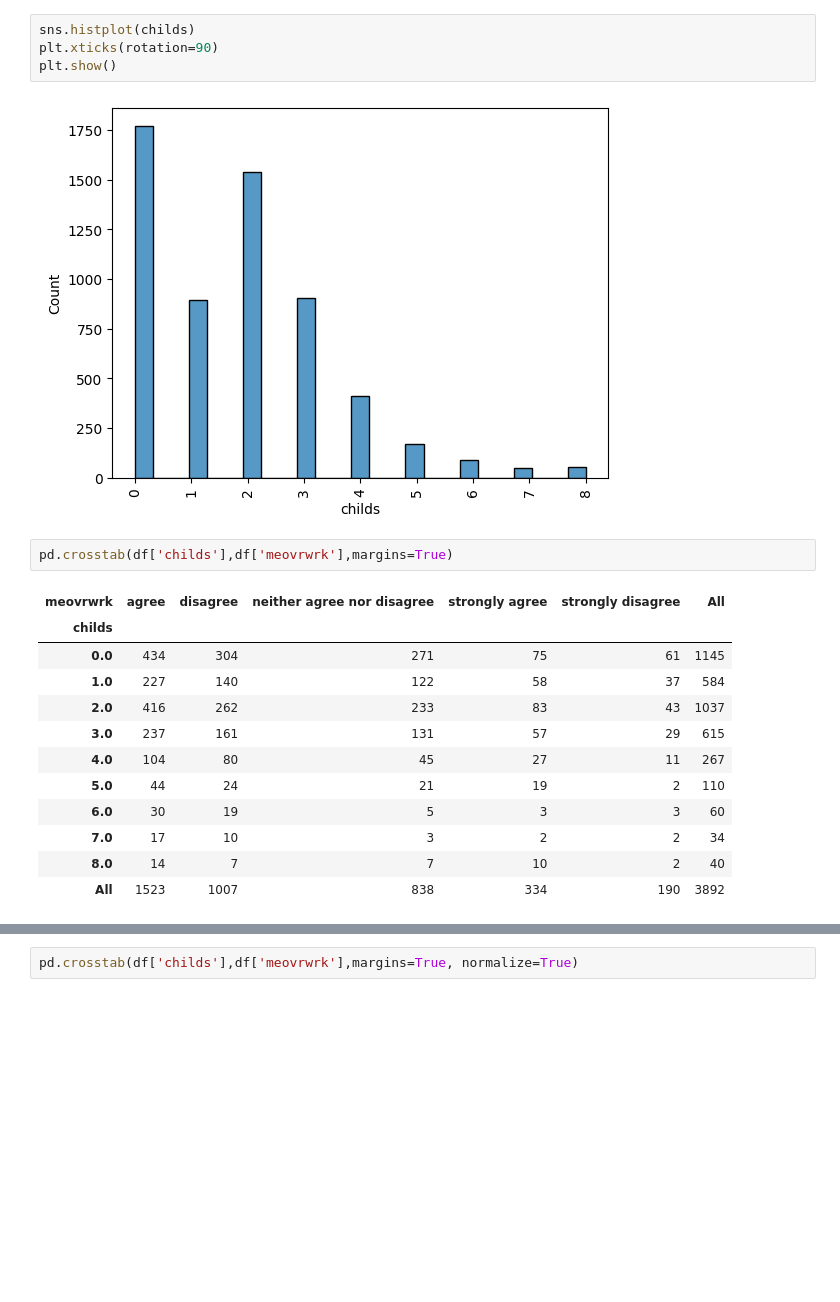
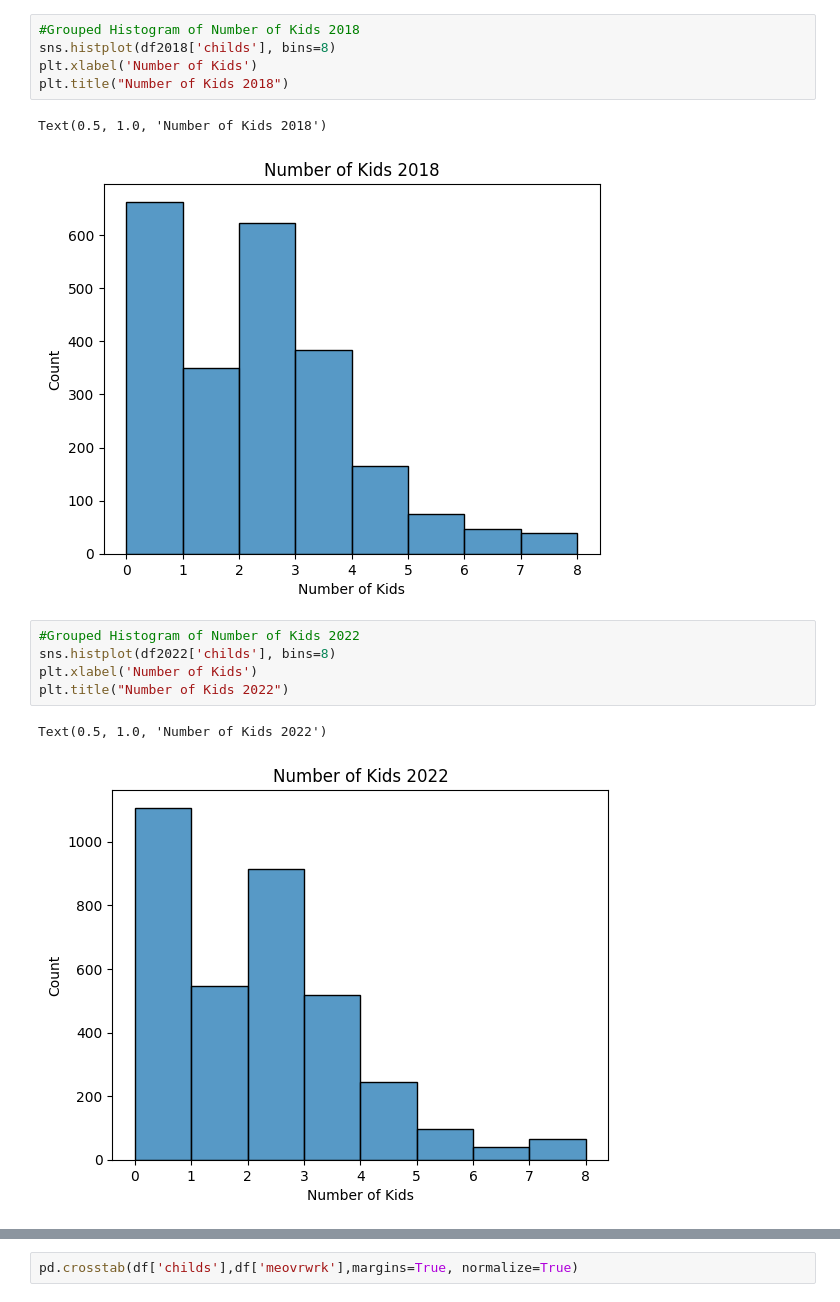
Before and after one commit to camigutie/EDA, a Jupyter notebook: GSS_Camila_Part.ipynb, the cells around one changed output, grey strips where cells are left out. Saved outputs shown, nothing was run; the diff lists cells and outputs as text; blank space fills up the shorter version.

```diff
--- a/GSS_Camila_Part.ipynb
+++ b/GSS_Camila_Part.ipynb
@@ -49,21 +42,16 @@ float64
-# %%
-sns.histplot(childs)
-plt.xticks(rotation=90)
-plt.show()
-# %% [output]
-[figure, removed]
-# %%
-pd.crosstab(df['childs'],df['meovrwrk'],margins=True)
-# %% [output]
-| meovrwrk | agree | disagree | neither agree nor disagree | strongly agree | strongly disagree | All |
-| childs |  |  |  |  |  |  |
-| 0.0 | 434 | 304 | 271 | 75 | 61 | 1145 |
-| 1.0 | 227 | 140 | 122 | 58 | 37 | 584 |
-| 2.0 | 416 | 262 | 233 | 83 | 43 | 1037 |
-| 3.0 | 237 | 161 | 131 | 57 | 29 | 615 |
-| 4.0 | 104 | 80 | 45 | 27 | 11 | 267 |
-| 5.0 | 44 | 24 | 21 | 19 | 2 | 110 |
-| 6.0 | 30 | 19 | 5 | 3 | 3 | 60 |
-| 7.0 | 17 | 10 | 3 | 2 | 2 | 34 |
-| 8.0 | 14 | 7 | 7 | 10 | 2 | 40 |
-| All | 1523 | 1007 | 838 | 334 | 190 | 3892 |
+# %%
+#Grouped Histogram of Number of Kids 2018
+sns.histplot(df2018['childs'], bins=8)
+plt.xlabel('Number of Kids')
+plt.title("Number of Kids 2018")
+# %% [output]
+Text(0.5, 1.0, 'Number of Kids 2018')
+[figure, added]
+# %%
+#Grouped Histogram of Number of Kids 2022
+sns.histplot(df2022['childs'], bins=8)
+plt.xlabel('Number of Kids')
+plt.title("Number of Kids 2022")
+# %% [output]
+Text(0.5, 1.0, 'Number of Kids 2022')
+[figure, added]
```
Also changed, not shown: parts of 22 cells of this notebook.
